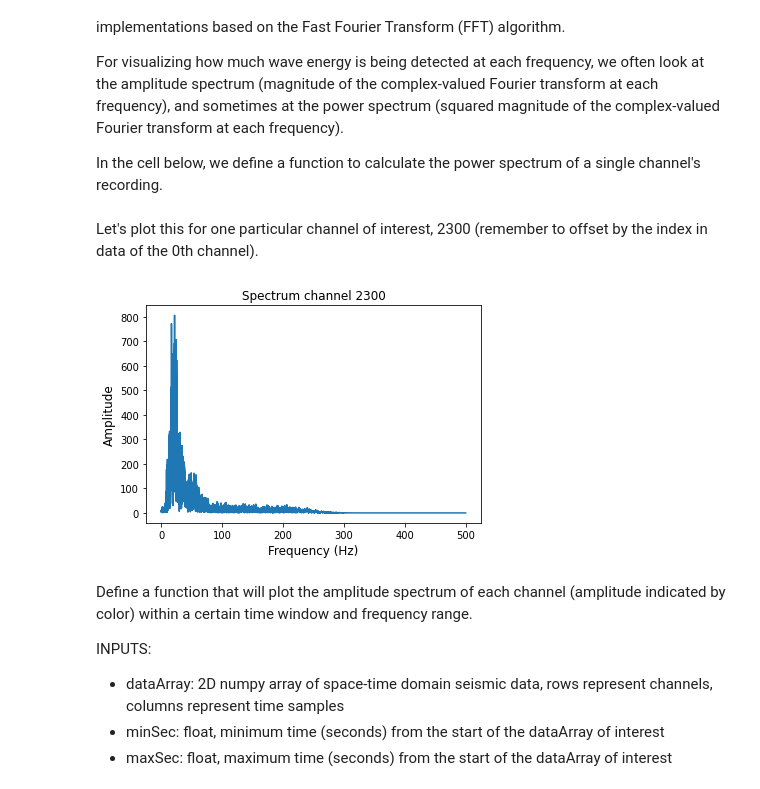
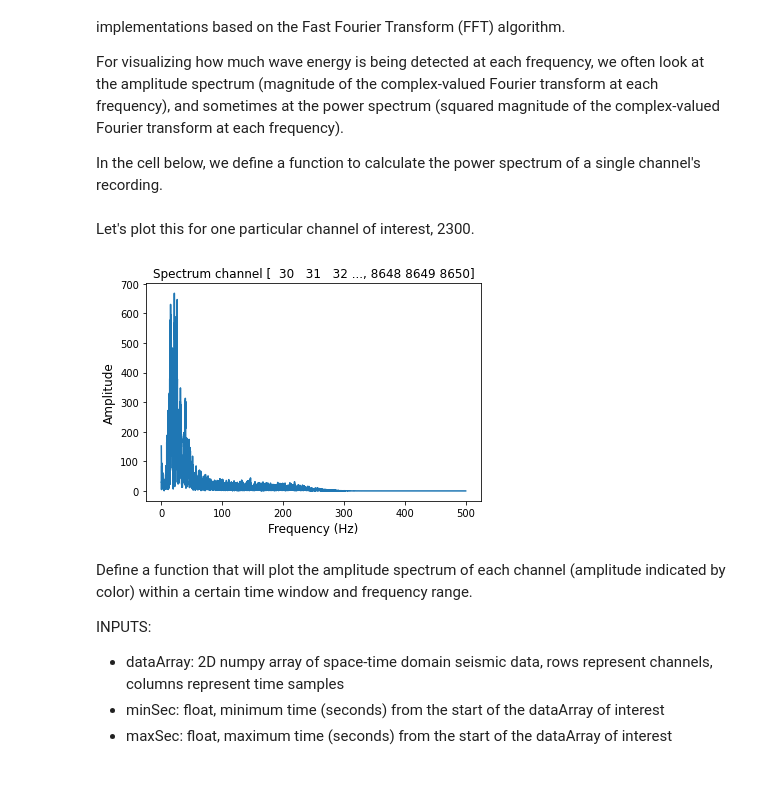
Before and after one commit to DAS-RCN/IntroToDASData, a Jupyter notebook: BradyHotSprings.ipynb, the cells around one changed output. Saved outputs shown, nothing was run; the diff lists cells and outputs as text; code cells hidden in the pictures.

```diff
--- a/BradyHotSprings.ipynb
+++ b/BradyHotSprings.ipynb
@@ -154,9 +154,10 @@ PoroTomo_iDAS16043_ 100%[===================>]   1000M  34.2MB/s    in 30s
 # %% [markdown]
 These data are SEG-Y formatted, which is a common format for active source exploration seismic data. Check the [SEG Wiki page](https://wiki.seg.org/wiki/SEG-Y#:~:text=The%20SEG%2DY%20(sometimes%20SEG,%2C%20a%20non%2Dprofit%20organization.) for more details.
 # %%
-chNumberFor0thTrace = -20 # had to look in the csv file to know this (specific to this dataset's channel/geometry mapping info)
-startTrNumber = minRow # for full array # for just one segment you could instead use 5275 to 5490
+chNumberFor0thTrace = -20 # just as a note- had to look in the csv file to know this (specific to this dataset's channel/geometry mapping info)
+startTrNumber = minRow # for full array
 endTrNumber =  maxRow # for full array
+nTr = endTrNumber-startTrNumber+1
 
 # open up the SEGY file using Obspy
 datafile = "PoroTomo_iDAS16043_160325140048.sgy"
@@ -172,9 +173,12 @@ samplesPerSecond = stats.sampling_rate
 secondsPerRecord = stats.npts*stats.delta
 nSamples = stats.npts
 
+# To try yourself: print out all of these stats and see what other information
+# you can get about the dataset.
+
 # create an empty 2D numpy array to store data
 # (rows correspond to channel, columns correspond to time)
-data = np.zeros((endTrNumber-startTrNumber+1,nSamples))
+data = np.zeros((nTr,nSamples))
 
 # read data from all channels and store in the numpy array
 for tr in range(startTrNumber,endTrNumber+1):
@@ -335,7 +361,10 @@ For visualizing how much wave energy is being  detected at each frequency, we of
 In the cell below, we define a function to calculate the power spectrum of a single channel's recording.
 # %%
 def plotSpecOneCh(chOfInterest,dataArray,sampleRate,title):
-  # ****TO DO: add error checking on inputs***
+  # Basic error checking on inputs
+  if(chOfInterest >= dataArray.shape[0]):
+    print("ERROR in plotSpecOneCh inputs. Channel requested "+str(chOfInterest)+" not available in data with "+str(dataArray.shape[0])+" channels ")
+    return
 
   spectrum = ft.fft(dataArray[chOfInterest,:])
   frqBins = int(spectrum.size/2)
@@ -349,12 +378,12 @@ def plotSpecOneCh(chOfInterest,dataArray,sampleRate,title):
   plt.ylabel('Amplitude',fontsize=12)
   plt.title(title)
 # %% [markdown]
-Let's plot this for one particular  channel of interest, 2300 (remember to offset by the index in data of the  0th  channel).
+Let's plot this for one particular  channel of interest, 2300.
 # %%
-ch = 2300
-plotSpecOneCh(ch+chNumberFor0thTrace,data,samplesPerSecond,'Spectrum channel '+str(ch))
+channel = 2300
+plotSpecOneCh(channel,data,samplesPerSecond,'Spectrum channel '+str(ch))
 # %% [output]
-[figure, old version]
+[figure, new version]
 # %% [markdown]
 Define a function that will plot the amplitude spectrum of each channel (amplitude indicated by color) within a certain time window and frequency range.
 
```
Also changed, not shown: parts of 21 cells of this notebook.
